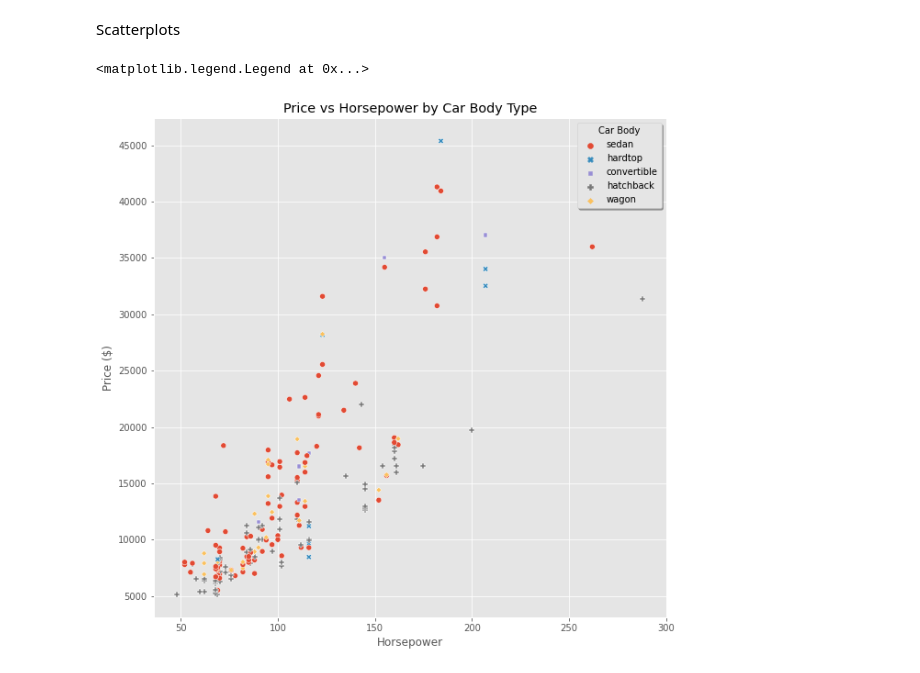
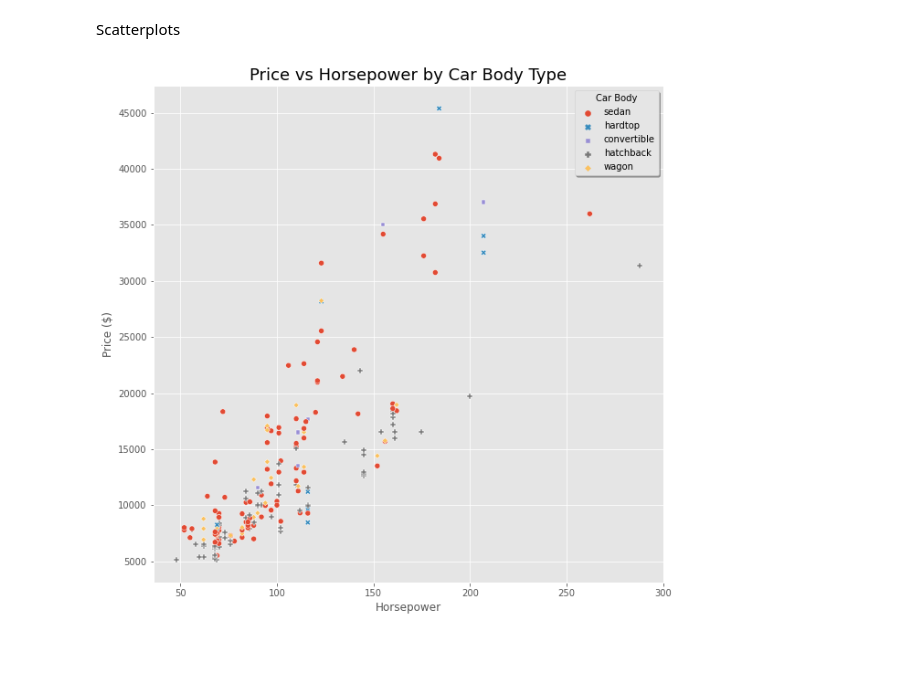
Before and after one commit to KishenSharma6/CarPricesPrediction, a Jupyter notebook: Notebooks/Exploratory/20201006_ExploratoryDataAnalysis.ipynb, the cells around one changed output. Saved outputs shown, nothing was run; the diff lists cells and outputs as text; code cells hidden in the pictures.

```diff
--- a/Notebooks/Exploratory/20201006_ExploratoryDataAnalysis.ipynb
+++ b/Notebooks/Exploratory/20201006_ExploratoryDataAnalysis.ipynb
@@ -20,6 +20,9 @@ pd.set_option('display.max_columns', 100)
 
 #Set visualization preferences
 plt.style.use('ggplot')
+
+fontdict= {'title_fontsize':16,
+           'label_fontsize':12}
 # %% [markdown]
 **Read-in Data**
 # %%
@@ -189,25 +189,25 @@ boxplot.boxplot(cat_var='cylindernumber', cont_var = 'price',
 # %% [markdown]
 Scatterplots
 # %%
-importlib.reload(src.Visualization.visualize)
-from src.Visualization.visualize import EDA_Viz
-scatter = EDA_Viz(auto_data)
+#Init object to create scatterplot
+scatter= EDA_Viz(auto_data)
 
 #Create plot
-f, ax = plt.subplots(figsize = (10,10))
+f, ax= plt.subplots(figsize= (10,10))
 
 #Plot Data
-scatter.scatterplot(x = 'horsepower', y = 'price',
-                   hue = 'carbody', style = 'carbody',
-                   ax = ax)
+scatter.scatterplot(x= 'horsepower', y= 'price',
+                   hue= 'carbody', style= 'carbody',
+                   ax= ax)
 
 #Set plot aesthetics
-ax.set(title = "Price vs Horsepower by Car Body Type",
-      xlabel = 'Horsepower',
-      ylabel = 'Price ($)')
+set_aesthetics(title= "Price vs Horsepower by Car Body Type",
+              xlabel= 'Horsepower',
+              ylabel= 'Price ($)',
+              fontdict= fontdict,
+              axis= ax)
 
-ax.legend(title='Car Body', frameon = True,
-         shadow = True, loc = 'upper right')
+ax.legend(title='Car Body', frameon= True,
+         shadow= True, loc= 'upper right');
 # %% [output]
-<matplotlib.legend.Legend at 0x...>
-[figure, old version]
+[figure, new version]
```
Also changed, not shown: parts of 13 cells of this notebook.
